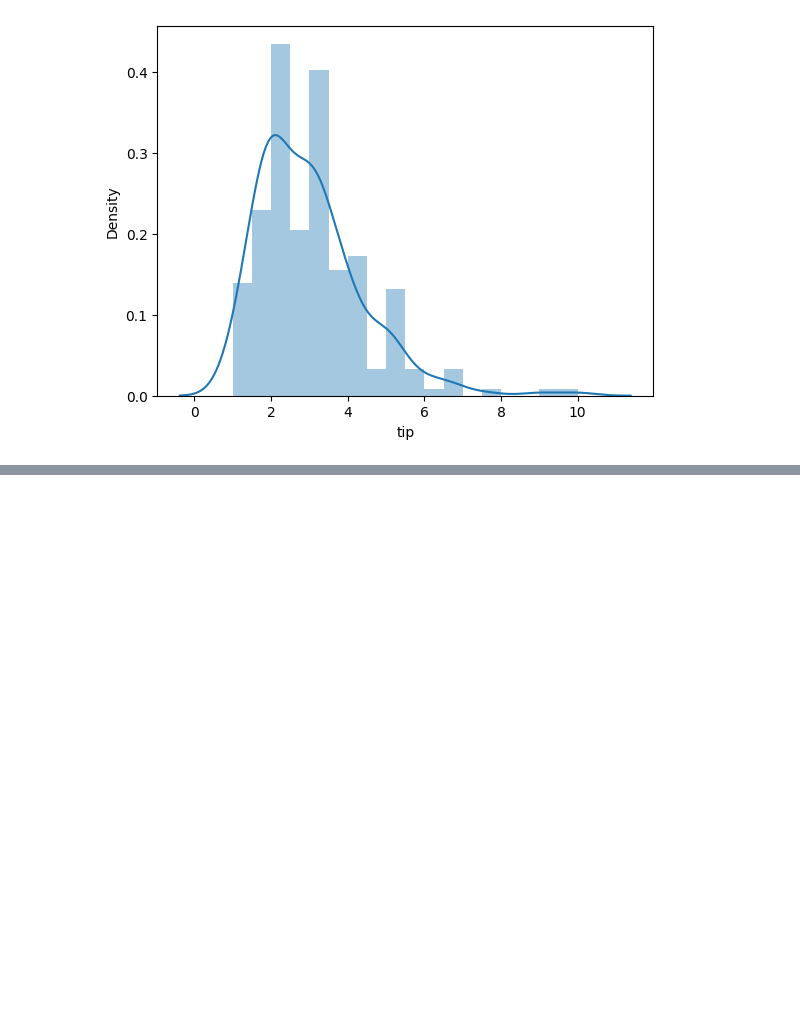
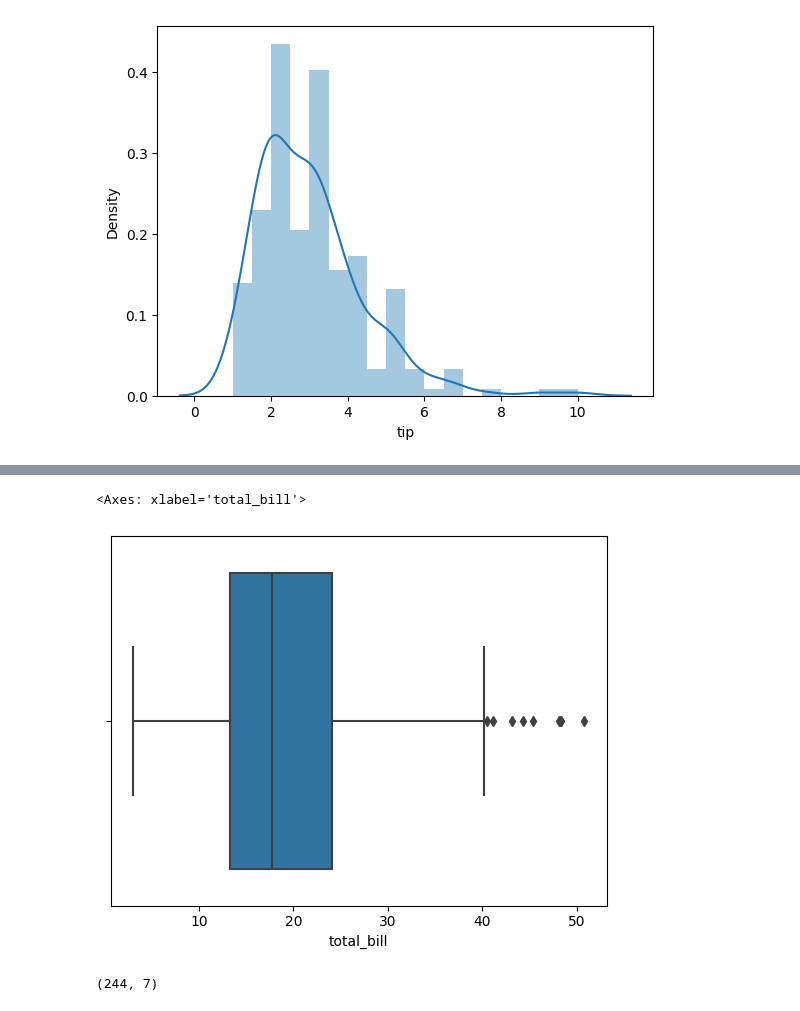
Before and after one commit to azaz9026/Machine_learning, a Jupyter notebook: Handling Outliers/outlier.ipynb, the cells around one changed output, grey strips where cells are left out. Drawn from its saved outputs; the diff is of its cells as text; code cells hidden in the pictures; blank space fills up the shorter version.

```diff
--- a/Handling Outliers/outlier.ipynb
+++ b/Handling Outliers/outlier.ipynb
@@ -106,0 +125,9 @@ https://gist.github.com/mwaskom/de44147ed2974457ad6372750bbe5751
+# %%
+sns.boxplot(x='total_bill' , data=df)
+# %% [output]
+<Axes: xlabel='total_bill'>
+[figure, added]
+# %%
+df.shape
+# %% [output]
+(244, 7)
```
Also changed, not shown: parts of 13 cells of this notebook.
